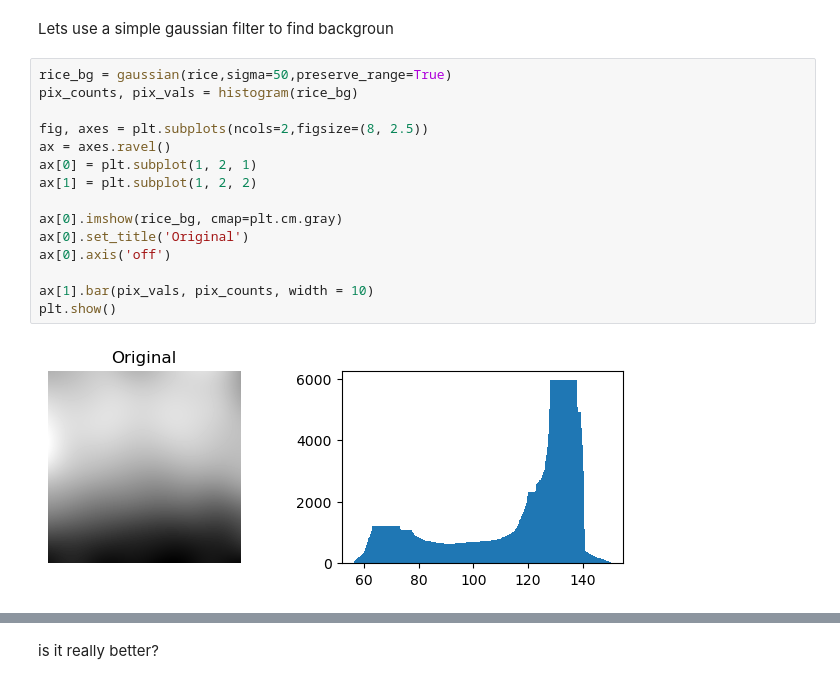
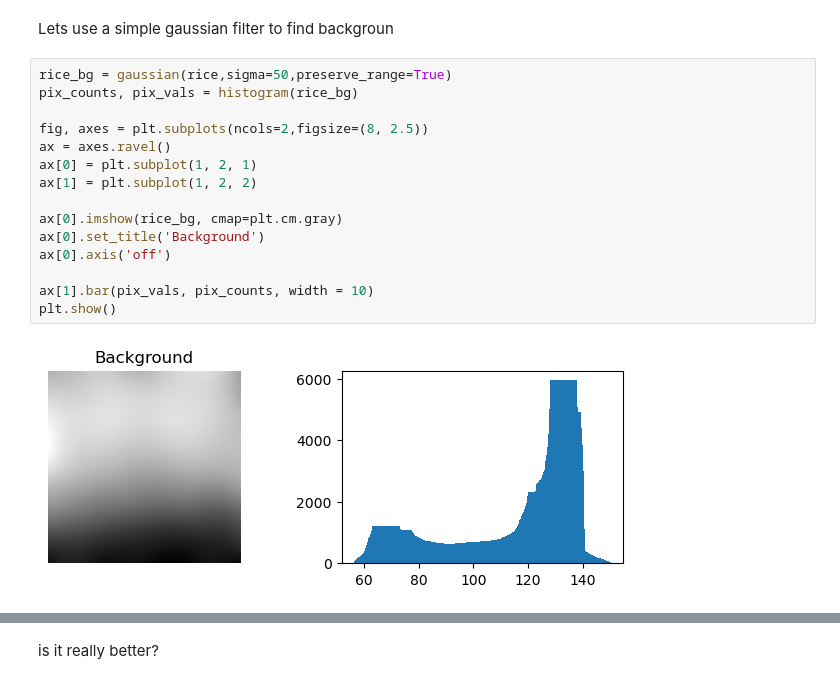
Before and after one commit to CamachoDejay/teaching-bioimage-analysis-python, a Jupyter notebook: quick_demo_220928/04_filtering.ipynb, the cells around one changed output, grey strips where cells are left out. Drawn from its saved outputs; the diff is of its cells as text.

```diff
--- a/quick_demo_220928/04_filtering.ipynb
+++ b/quick_demo_220928/04_filtering.ipynb
@@ -39,18 +39,18 @@ Lets use a simple gaussian filter to find backgroun
 # %%
 rice_bg = gaussian(rice,sigma=50,preserve_range=True)
 pix_counts, pix_vals = histogram(rice_bg)
 
 fig, axes = plt.subplots(ncols=2,figsize=(8, 2.5))
 ax = axes.ravel()
 ax[0] = plt.subplot(1, 2, 1)
 ax[1] = plt.subplot(1, 2, 2)
 
 ax[0].imshow(rice_bg, cmap=plt.cm.gray)
-ax[0].set_title('Original')
+ax[0].set_title('Background')
 ax[0].axis('off')
 
 ax[1].bar(pix_vals, pix_counts, width = 10)
 plt.show()
 # %% [output]
-[figure, old version]
+[figure, new version]
 # %%
```
Also changed, not shown: parts of 2 cells of this notebook, 5 other files.
